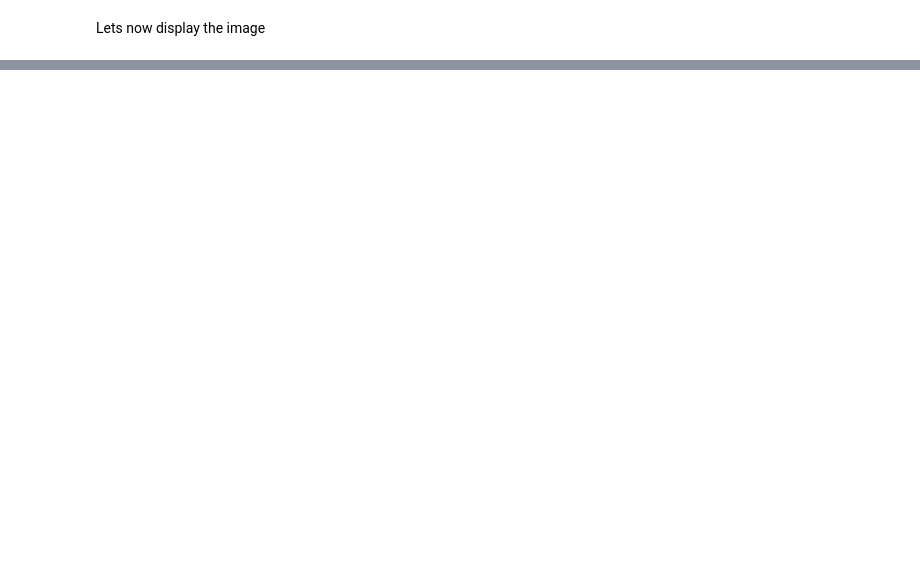
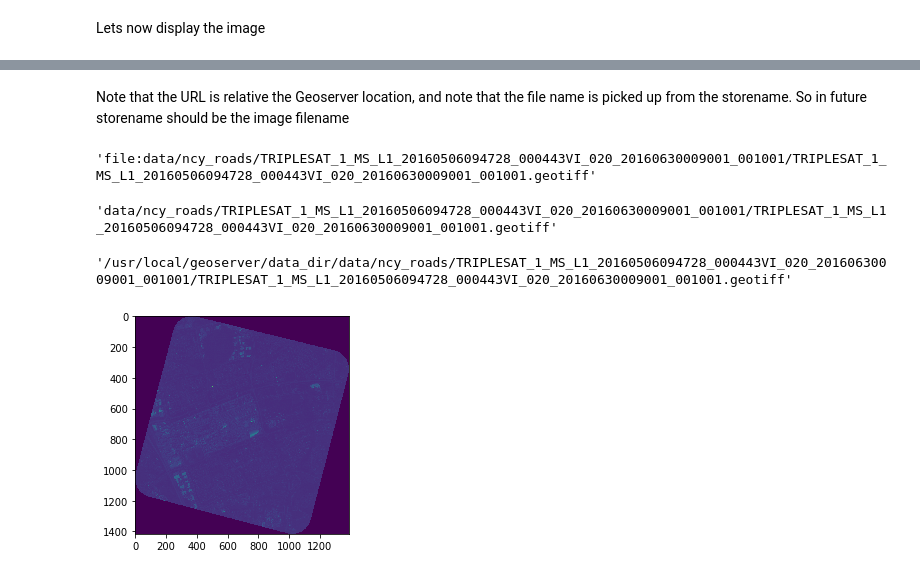
Before and after one commit to robmarkcole/Useful-python, a Jupyter notebook: Geoserver/Geoserver rest API.ipynb, the cells around one changed output, grey strips where cells are left out. Cells and saved outputs as stored; diff of their text form; code cells hidden in the pictures; blank space fills up the shorter version.

Commit message:
Updates geoserver

```diff
--- a/Geoserver/Geoserver rest API.ipynb
+++ b/Geoserver/Geoserver rest API.ipynb
@@ -260,0 +284,8 @@ r = requests.post(url, files=files)
+# %%
+url = f"http://localhost:8080/geoserver/rest/workspaces/{workspace}/coveragestores/{filename}/file.geotiff"
+
+headers = {
+    'Content-type': 'image/tiff',
+}
+
+data = open(img_path, 'rb').read() # post some bytes
@@ -260,0 +307,4 @@ r = requests.post(url, files=files)
+# %%
+url = f"http://localhost:8080/geoserver/rest/workspaces/{workspace}/coveragestores/{filename}.json"
+response = requests.get(url, headers=headers, auth=auth).json()
+response
@@ -260,0 +320,21 @@ r = requests.post(url, files=files)
+# %% [markdown]
+Note that the URL is relative the Geoserver location, and note that the file name is picked up from the storename. So in future storename should be the image filename
+# %%
+response['coverageStore']['url']
+# %% [output]
+'file:data/ncy_roads/TRIPLESAT_1_MS_L1_20160506094728_000443VI_020_20160630009001_001001/TRIPLESAT_1_MS_L1_20160506094728_000443VI_020_20160630009001_001001.geotiff'
+# %%
+geoserver_path = response['coverageStore']['url'].split(':')[-1]
+geoserver_path
+# %% [output]
+'data/ncy_roads/TRIPLESAT_1_MS_L1_20160506094728_000443VI_020_20160630009001_001001/TRIPLESAT_1_MS_L1_20160506094728_000443VI_020_20160630009001_001001.geotiff'
+# %%
+import os
+actual_path = os.path.join("/usr/local/geoserver/data_dir/", geoserver_path)
+actual_path
+# %% [output]
+'/usr/local/geoserver/data_dir/data/ncy_roads/TRIPLESAT_1_MS_L1_20160506094728_000443VI_020_20160630009001_001001/TRIPLESAT_1_MS_L1_20160506094728_000443VI_020_20160630009001_001001.geotiff'
+# %%
+show(rasterio.open(actual_path));
+# %% [output]
+[figure, added]
```
Also changed, not shown: parts of 24 cells of this notebook, 1 other file.
